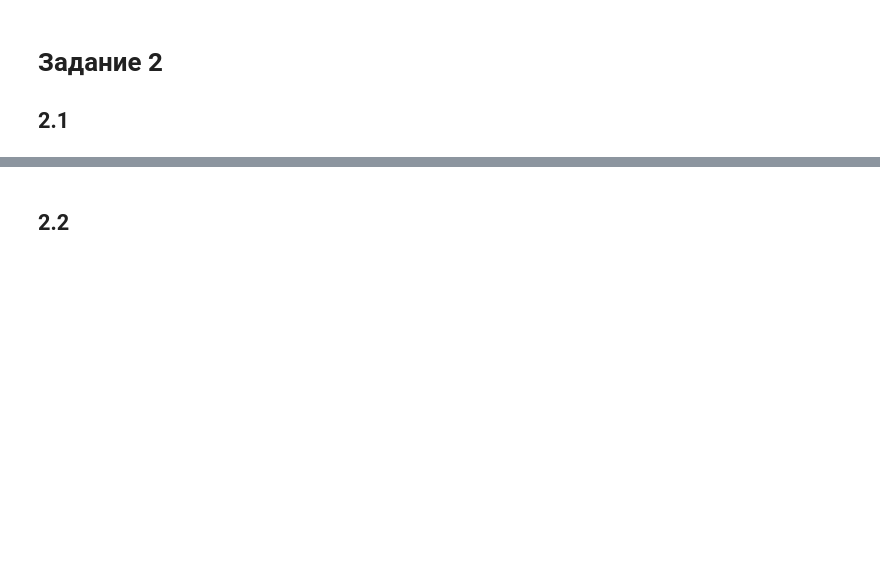
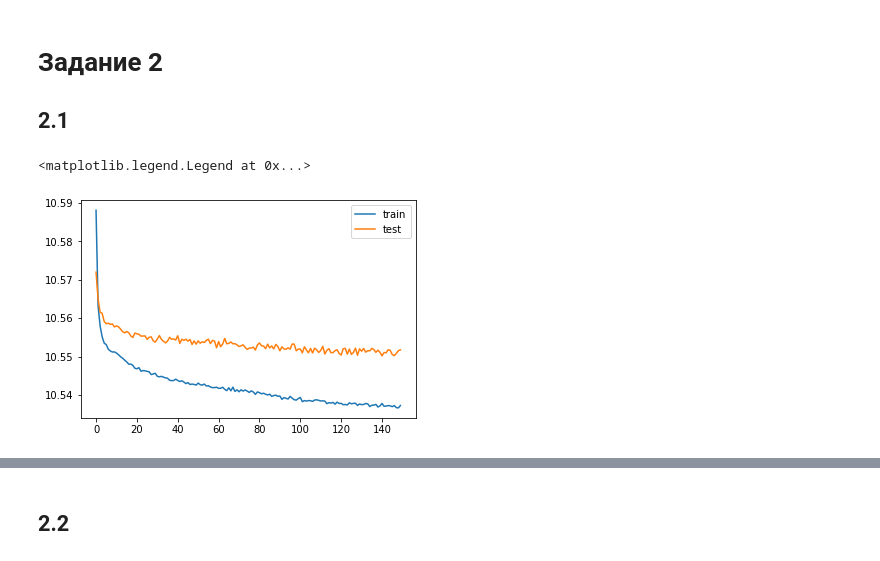
Before and after one commit to myutman/DUL, a Jupyter notebook: HW1.ipynb, the cells around one changed output, grey strips where cells are left out. Cells and saved outputs as stored; diff of their text form; code cells hidden in the pictures; blank space fills up the shorter version.

```diff
--- a/HW1.ipynb
+++ b/HW1.ipynb
@@ -84,7 +90,7 @@ px.line(df, x='val', y='prob', color='data')
 # Задание 2
 ## 2.1
 # %%
-dist = np.load('distribution.npy')
+dist = np.load('/content/gdrive/My Drive/DUL/distribution.npy')
 # %%
 def gen_pair():
     x1 = np.random.choice(200, p=np.sum(dist, axis=1))
@@ -112,25 +118,25 @@ class MLP(nn.Module):
         super(MLP, self).__init__()
         self.layers = []
         self.layers.extend([
-            Linear(nin, 30),
+            Linear(nin, 40),
             Sigmoid(),
-            Dropout(0.4)
+            Dropout(0.5)
         ])
-        for i in range(1, nin - 1):
+        for i in range(1, n_hidden - 1):
             self.layers.extend([
-                Linear(30, 30),
+                Linear(40, 40),
                 Sigmoid(),
-                Dropout(0.4)
+                Dropout(0.5)
             ])
-        self.layers.append(
-            Linear(30, nout),
-        )
+        self.layers.extend([
+            Linear(40, nout),
+            Softmax(dim=-1)
+        ])
         torch.nn.init.normal_(self.layers[0].weight)
         self.model = nn.Sequential(*self.layers)
 
     def forward(self, x):
-        output = self.model(x)
-        return F.softmax(output, dim=-1)
+        return self.model(x)
 
 class LikelihoodModel(nn.Module):
     def __init__(self, n_hidden):
@@ -149,7 +155,7 @@ class LikelihoodModel(nn.Module):
 # %%
 num_epochs = 150
 
-model = LikelihoodModel(6)
+model = LikelihoodModel(7)
 sgd = Adam(model.parameters())
 #sgd = SGD(model.parameters(), lr=0.03)
 
@@ -176,3 +175,10 @@ px.line(df, x='iter', y='loss', color='data')
+# %%
+plt.plot(range(num_epochs), train_losses)
+plt.plot(range(num_epochs), test_losses)
+plt.legend(['train', 'test'])
+# %% [output]
+<matplotlib.legend.Legend at 0x...>
+[figure, added]
 # %%
 cnt = np.zeros((200, 200))
 for x, y in sample:
```
Also changed, not shown: parts of 16 cells of this notebook.
